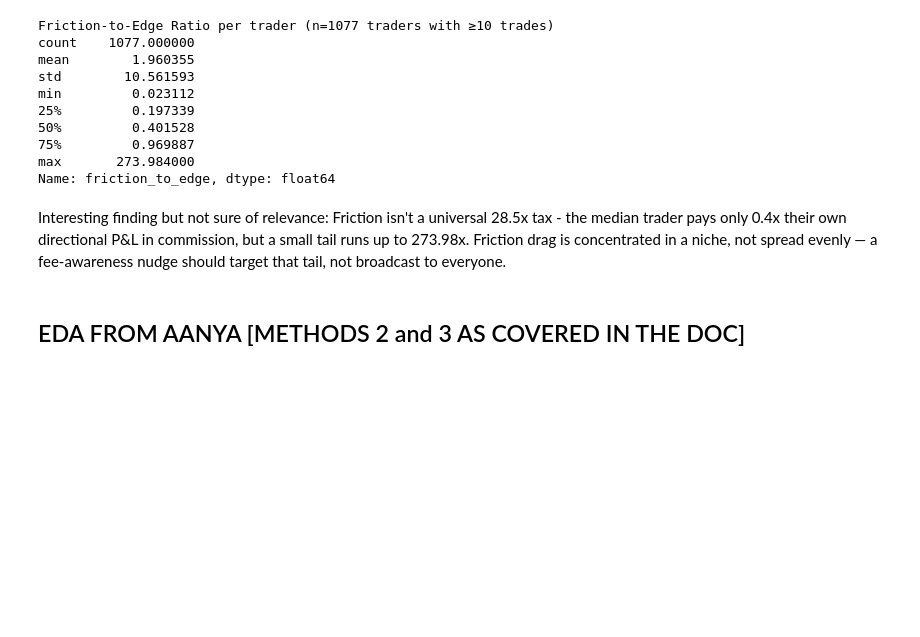
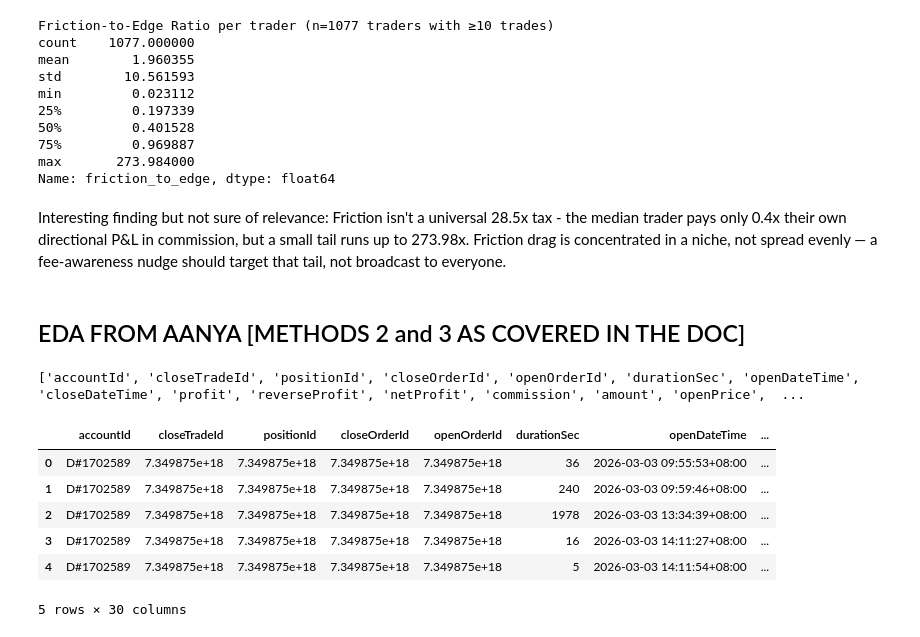
Before and after one commit to aanya006/C22-veNTUre-project, a Jupyter notebook: notebooks/EDA.ipynb, the cells around one changed output. Cells and saved outputs as stored; diff of their text form; code cells hidden in the pictures; blank space fills up the shorter version.

```diff
--- a/notebooks/EDA.ipynb
+++ b/notebooks/EDA.ipynb
@@ -589,3 +604,15 @@ Name: friction_to_edge, dtype: float64
 Interesting finding but not sure of relevance: Friction isn't a universal 28.5x tax - the median trader pays only 0.4x their own directional P&L in commission, but a small tail runs up to 273.98x. Friction drag is concentrated in a niche, not spread evenly — a fee-awareness nudge should target that tail, not broadcast to everyone.
 # %% [markdown]
 ## EDA FROM AANYA [METHODS 2 and 3 AS COVERED IN THE DOC]
+# %%
+print(trades_campaign_features_df.columns.tolist())
+trades_campaign_features_df.head()
+# %% [output]
+['accountId', 'closeTradeId', 'positionId', 'closeOrderId', 'openOrderId', 'durationSec', 'openDateTime', 'closeDateTime', 'profit', 'reverseProfit', 'netProfit', 'commission', 'amount', 'openPrice',  ...
+|  | accountId | closeTradeId | positionId | closeOrderId | openOrderId | durationSec | openDateTime | ... |
+| 0 | D#1702589 | 7.349875e+18 | 7.349875e+18 | 7.349875e+18 | 7.349875e+18 | 36 | 2026-03-03 09:55:53+08:00 | ... |
+| 1 | D#1702589 | 7.349875e+18 | 7.349875e+18 | 7.349875e+18 | 7.349875e+18 | 240 | 2026-03-03 09:59:46+08:00 | ... |
+| 2 | D#1702589 | 7.349875e+18 | 7.349875e+18 | 7.349875e+18 | 7.349875e+18 | 1978 | 2026-03-03 13:34:39+08:00 | ... |
+| 3 | D#1702589 | 7.349875e+18 | 7.349875e+18 | 7.349875e+18 | 7.349875e+18 | 16 | 2026-03-03 14:11:27+08:00 | ... |
+| 4 | D#1702589 | 7.349875e+18 | 7.349875e+18 | 7.349875e+18 | 7.349875e+18 | 5 | 2026-03-03 14:11:54+08:00 | ... |
+5 rows × 30 columns
```
Also changed, not shown: parts of 15 cells of this notebook, 3 other files.
